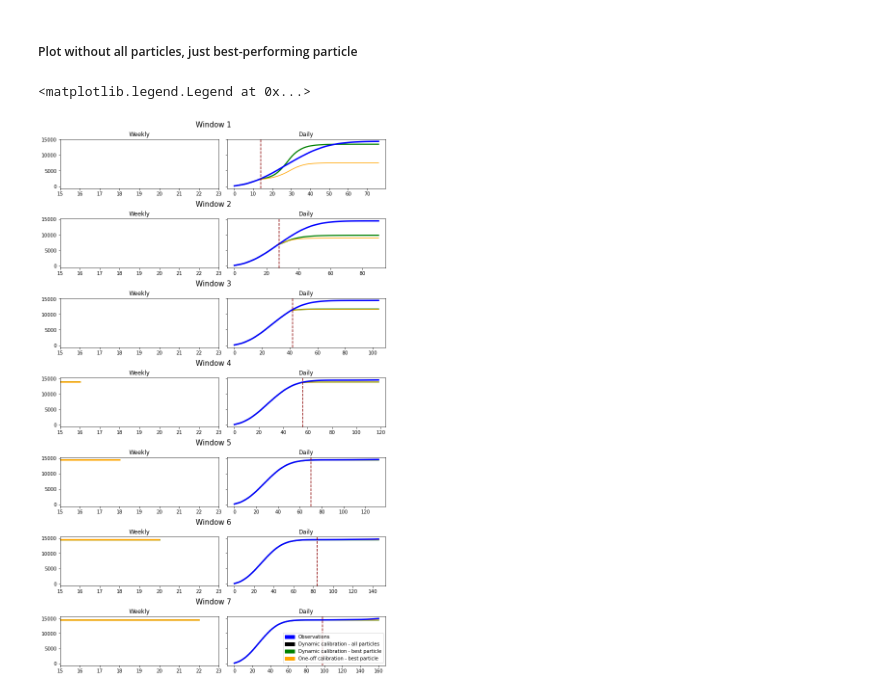
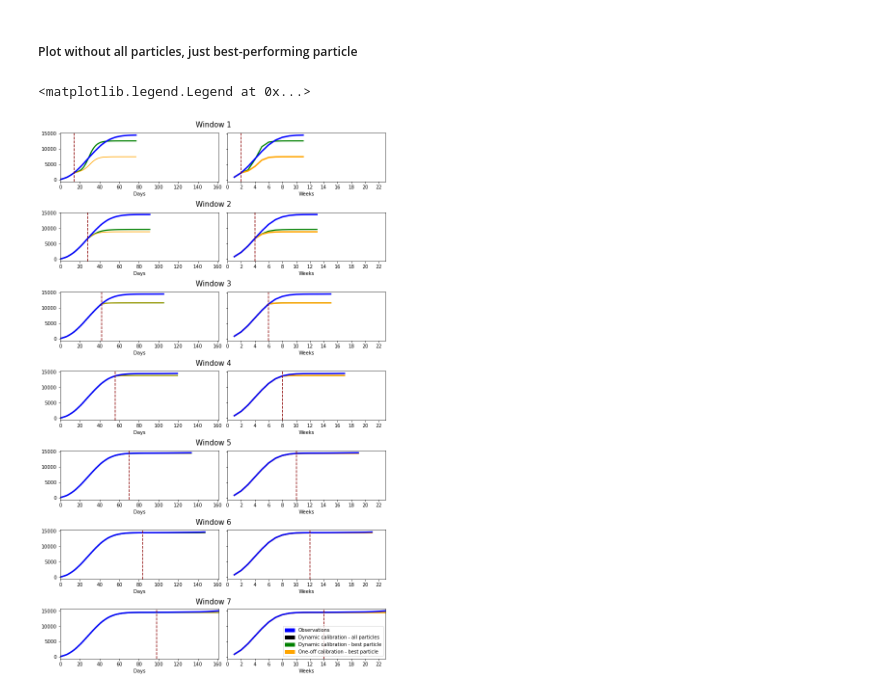
Before and after one commit to Urban-Analytics/RAMP-UA, a Jupyter notebook: experiments/calibration/AnalyseResults-DynamicCalibration_5pops,100particles.ipynb, the cells around one changed output. Drawn from its saved outputs; the diff is of its cells as text; code cells hidden in the pictures.

```diff
--- a/experiments/calibration/AnalyseResults-DynamicCalibration_5pops,100particles.ipynb
+++ b/experiments/calibration/AnalyseResults-DynamicCalibration_5pops,100particles.ipynb
@@ -322,8 +353,2 @@ Text(0.5, 0.98, 'Number of infections predicted by each particle within each pop
 # %% [markdown]
 ##### Use parameter distribution from final population of each window of dynamic calibration to run model for 105 days
-# %%
-for window in window_lengths_dict.keys():
-    days_to_seed = int(window.replace('w', '')) * 14
-    print(days_to_seed)
-    iterations = 63 + days_to_seed
-    print("seeded for {} days, run for {} days".format(days_to_seed, iterations))
@@ -897,57 +657,61 @@ for row, subfig in enumerate(subfigs):
     oneoff_calib_best_params_modelled_weekly = oneoff_calib_best_params_modelled_weekly_dict["w{}".format(windows_i+1)]
     oneoff_calib_best_params_modelled_daily = oneoff_calib_best_params_modelled_daily_dict["w{}".format(windows_i+1)]
 
     # Add 2 plots, one for daily, one for weekly
     for col, ax in enumerate(axs):
 
         # Plot model values
         _distance = np.array(this_windows_dict['distance'])  # Easier to do maths on np.array
         distance_norm = (_distance - min(_distance)) / (max(_distance) - min(_distance))
 
         # Plot weekly data
         if col == 0:
-            x = range(len(this_windows_dict['sim'][0]))
-            ### Dyanamic calibration
-            # Plot model predictions from best performing particle
-            dynamic_calib_best_params_modelled_weekly = dynamic_calib_best_params_modelled_weekly_dict[windows[windows_i]]
-            ax.plot(range(len(dynamic_calib_best_params_modelled_weekly)), dynamic_calib_best_params_modelled_weekly, label="BestParams - {}".format(window), color='green',
-                 linestyle='solid', linewidth =2.5)
-            ### One-off calibration
-            # plot model predictions
-            ax.plot(x, oneoff_calib_best_params_modelled_weekly, label="sim", color="orange", linewidth = 3)
-            # Plot observations
-            start_week = int((run_length/7)) -2
-            end_week = int((63/7))+ start_week
-            #ax.plot(x, cases_devon_daily_summed_weekly[0:int((63 + run_length)/7)], label="Observations", linewidth=3, color="blue")
-            ax.set_title('Weekly')
-            ax.axvline(x= ((windows_i+1) * 14)/7, color = 'darkred', linestyle = 'dashed')
-            ax.set_xlim([15, len(windows_dict[windows[-1]]['sim'][0])])
-#         # PLot daily data
-        elif col ==1:
-            x = range(len(OpenCLRunner.get_cumulative_daily_infections(this_windows_dict['summaries'][1])))
-            ### Dynamic calibration
-            # Plot model predictions for each particle in final population
+            x = range(1, len(OpenCLRunner.get_cumulative_daily_infections(this_windows_dict['summaries'][1]))+1)
             # Plot model predictions from best performing particle
             dynamic_calib_best_params_modelled_daily = dynamic_calib_best_params_modelled_daily_dict[windows[windows_i]]
-            ax.plot(range(len(dynamic_calib_best_params_modelled_daily)), dynamic_calib_best_params_modelled_daily, label="BestParams - {}".format(window), color='green',
-                  linestyle='solid', linewidth =2.5)
+            ax.plot(range(1, len(dynamic_calib_best_params_modelled_daily)+1), dynamic_calib_best_params_modelled_daily, label="BestParams - {}".format(window), color='green',
+                linestyle='solid', linewidth =2.5)
             ### One-off calibration
-            # plot model predictions
             ax.plot(x, oneoff_calib_best_params_modelled_daily, label="sim", color="orange")
             # Plot observations
             ax.plot(x, cases_devon_daily[0:(63+run_length)], label="Observations", linewidth = 3, color="blue")
-            ax.set_title('Daily')
+            # Add a vertical line marking where the seeding period ends
             ax.axvline(x= (windows_i+1) * 14, color = 'darkred', linestyle = 'dashed')
-            #ax.set_xlim([0, len(OpenCLRunner.get_cumulative_daily_infections(windows_dict[windows[-1]]['summaries'][1]))])
+            #
+            ax.set_xlim([0, len(OpenCLRunner.get_cumulative_daily_infections(windows_dict[windows[-1]]['summaries'][1]))])
+            # Control X-ticks
+            #ax.xaxis.set_major_locator(MaxNLocator(20, integer=True))
+            #ax.tick_params(axis='x', rotation=20)
+            ax.set_xlabel('Days')
+
+        # PLot daily data
+        elif col ==1:
+            x = range(1,len(this_windows_dict['sim'][0])+1)
+            # Plot model predictions from best performing particle
+            dynamic_calib_best_params_modelled_weekly = dynamic_calib_best_params_modelled_weekly_dict[windows[windows_i]]
+            ax.plot(range(1, len(dynamic_calib_best_params_modelled_weekly)+1), dynamic_calib_best_params_modelled_weekly, label="BestParams - {}".format(window), color='green',
+                 linestyle='solid', linewidth =2.5)
+            ### One-off calibration
+            ax.plot(x, oneoff_calib_best_params_modelled_weekly, label="sim", color="orange", linewidth = 3)
+            # Plot observations
+            ax.plot(x, cases_devon_daily_summed_weekly[0:int((63 + run_length)/7)], label="Observations", linewidth=3, color="blue")
+            # vertical line showing where seeding ends
+            ax.axvline(x= (((windows_i+1) * 14)/7), color = 'darkred', linestyle = 'dashed')
+            # X tick constaints
+            ax.set_xlim([0, len(windows_dict[windows[-1]]['sim'][0])])
+            ax.xaxis.set_major_locator(MaxNLocator(20, integer=True))
+            #ax.tick_params(axis='x', rotation=20)
+            ax.set_xlabel('Weeks')
+
     # move on to next window
     windows_i = windows_i+1
 
 # Create patches for legend
 black_patch = mpatches.Patch(color='black', label='Dynamic calibration - all particles')
 blue_patch = mpatches.Patch(color='blue', label='Observations')
 orange_patch = mpatches.Patch(color='orange', label='One-off calibration - best particle')
 green_patch = mpatches.Patch(color='green', label='Dynamic calibration - best particle')
 plt.legend(handles=[blue_patch, black_patch, green_patch,  orange_patch], loc="lower right", fontsize= 10)#, bbox_to_anchor=(2.2, 8.6))
 # %% [output]
 <matplotlib.legend.Legend at 0x...>
-[figure, old version]
+[figure, new version]
```
Also changed, not shown: parts of 9 cells of this notebook.
